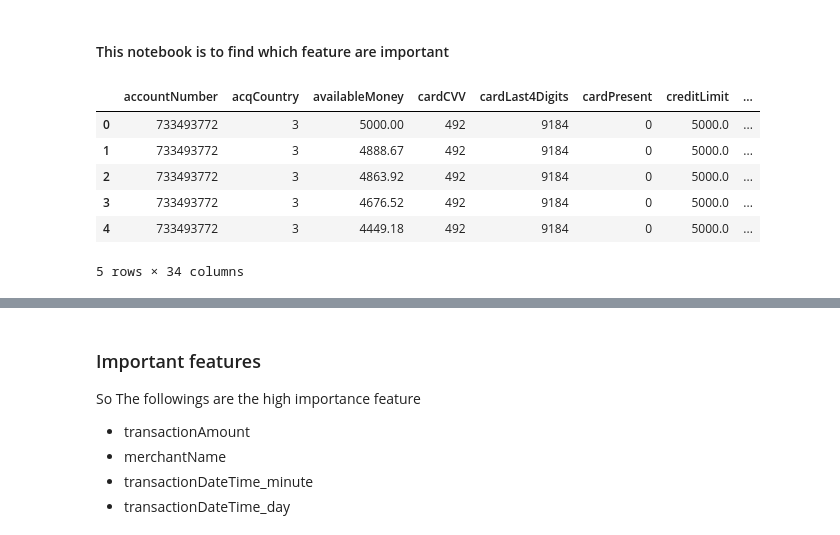
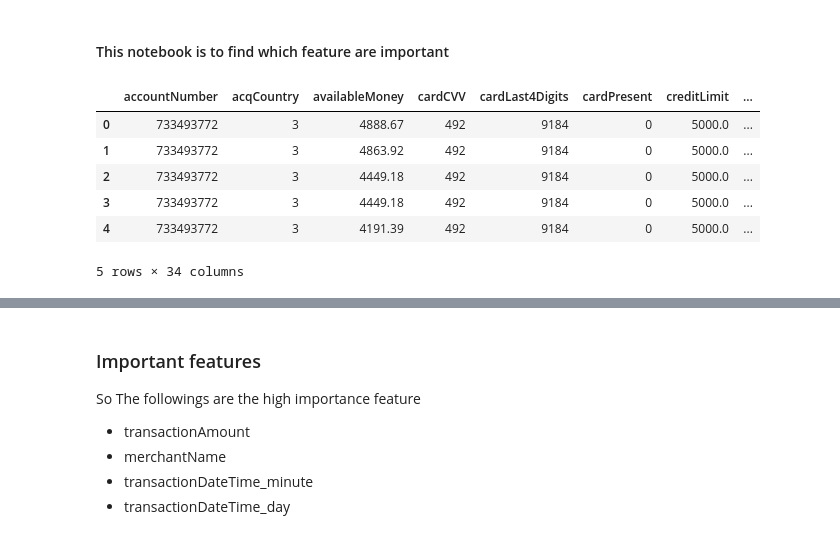
Before and after one commit to msarker000/ml-group-project, a Jupyter notebook: notebooks/Feature-selection.ipynb, the cells around one changed output, grey strips where cells are left out. Drawn from its saved outputs; the diff is of its cells as text; code cells hidden in the pictures.

```diff
--- a/notebooks/Feature-selection.ipynb
+++ b/notebooks/Feature-selection.ipynb
@@ -9,14 +11,14 @@ from sklearn.ensemble import ExtraTreesClassifier
 %matplotlib inline
 # %%
-df = pd.read_csv('../data/processed_transaction.csv')
+df = pd.read_csv('../data/processed_balanced_transaction.csv')
 df.head()
 # %% [output]
 |  | accountNumber | acqCountry | availableMoney | cardCVV | cardLast4Digits | cardPresent | creditLimit | ... |
-| 0 | 733493772 | 3 | 5000.00 | 492 | 9184 | 0 | 5000.0 | ... |
-| 1 | 733493772 | 3 | 4888.67 | 492 | 9184 | 0 | 5000.0 | ... |
-| 2 | 733493772 | 3 | 4863.92 | 492 | 9184 | 0 | 5000.0 | ... |
-| 3 | 733493772 | 3 | 4676.52 | 492 | 9184 | 0 | 5000.0 | ... |
-| 4 | 733493772 | 3 | 4449.18 | 492 | 9184 | 0 | 5000.0 | ... |
+| 0 | 733493772 | 3 | 4888.67 | 492 | 9184 | 0 | 5000.0 | ... |
+| 1 | 733493772 | 3 | 4863.92 | 492 | 9184 | 0 | 5000.0 | ... |
+| 2 | 733493772 | 3 | 4449.18 | 492 | 9184 | 0 | 5000.0 | ... |
+| 3 | 733493772 | 3 | 4449.18 | 492 | 9184 | 0 | 5000.0 | ... |
+| 4 | 733493772 | 3 | 4191.39 | 492 | 9184 | 0 | 5000.0 | ... |
 5 rows × 34 columns
 # %%
 X, y = df.drop(['isFraud'],axis=1), df['isFraud']
```
Also changed, not shown: parts of 10 cells of this notebook.
